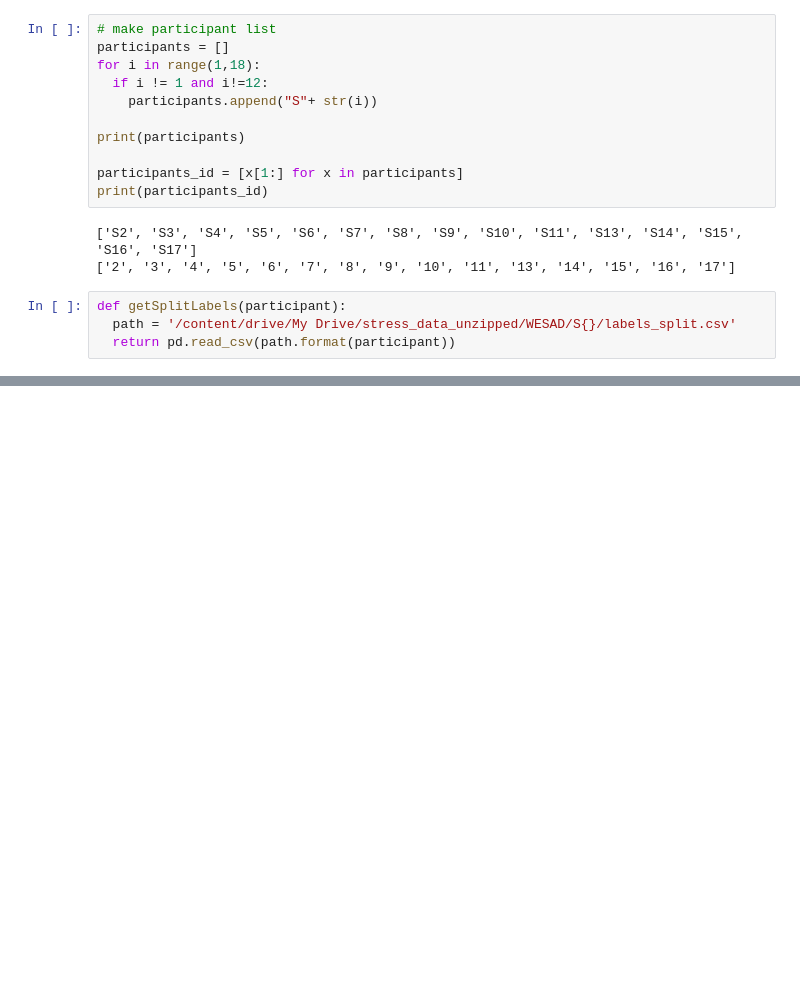
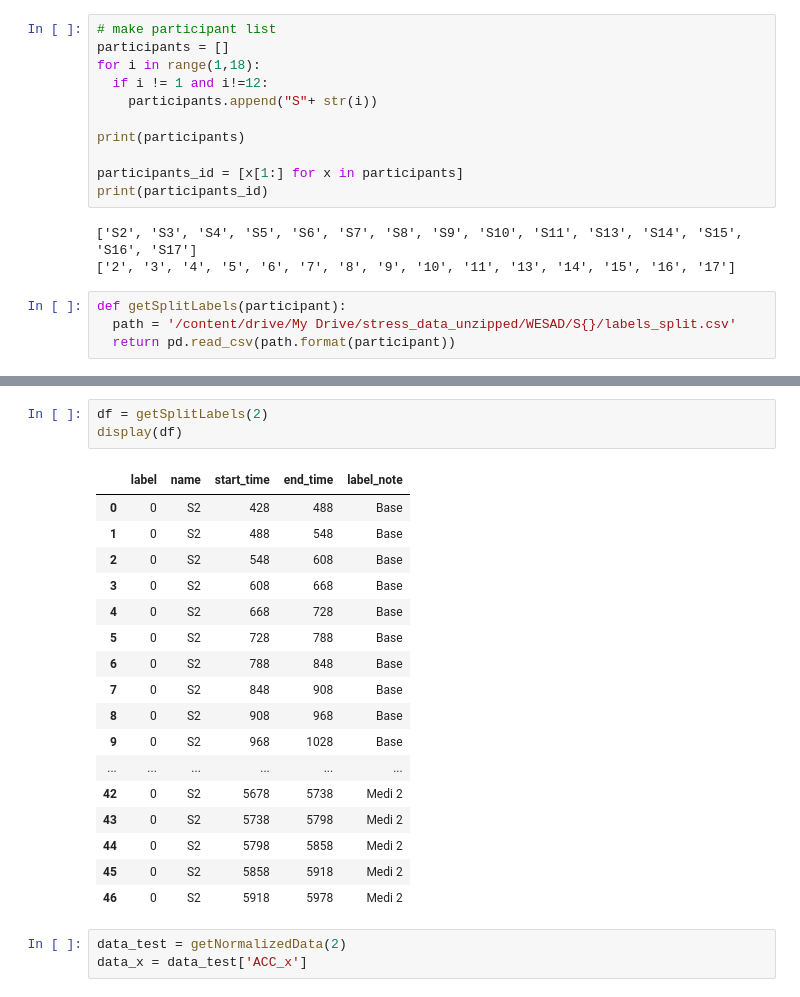
Before and after one commit to EpiHealthApp/EpiHealthML, a Jupyter notebook: Stress Data/Stress_Data_Slicing.ipynb, the cells around one changed output, grey strips where cells are left out. Saved outputs shown, nothing was run; the diff lists cells and outputs as text; blank space fills up the shorter version.

Commit message:
Updating stress data files

```diff
--- a/Stress Data/Stress_Data_Slicing.ipynb
+++ b/Stress Data/Stress_Data_Slicing.ipynb
@@ -30,0 +143,24 @@ def getSplitLabels(participant):
+# %%
+df = getSplitLabels(2)
+display(df)
+# %% [output]
+|  | label | name | start_time | end_time | label_note |
+| 0 | 0 | S2 | 428 | 488 | Base |
+| 1 | 0 | S2 | 488 | 548 | Base |
+| 2 | 0 | S2 | 548 | 608 | Base |
+| 3 | 0 | S2 | 608 | 668 | Base |
+| 4 | 0 | S2 | 668 | 728 | Base |
+| 5 | 0 | S2 | 728 | 788 | Base |
+| 6 | 0 | S2 | 788 | 848 | Base |
+| 7 | 0 | S2 | 848 | 908 | Base |
+| 8 | 0 | S2 | 908 | 968 | Base |
+| 9 | 0 | S2 | 968 | 1028 | Base |
+| ... | ... | ... | ... | ... | ... |
+| 42 | 0 | S2 | 5678 | 5738 | Medi 2 |
+| 43 | 0 | S2 | 5738 | 5798 | Medi 2 |
+| 44 | 0 | S2 | 5798 | 5858 | Medi 2 |
+| 45 | 0 | S2 | 5858 | 5918 | Medi 2 |
+| 46 | 0 | S2 | 5918 | 5978 | Medi 2 |
+# %%
+data_test = getNormalizedData(2)
+data_x = data_test['ACC_x']
```
Also changed, not shown: parts of 16 cells of this notebook, 3 other files.
